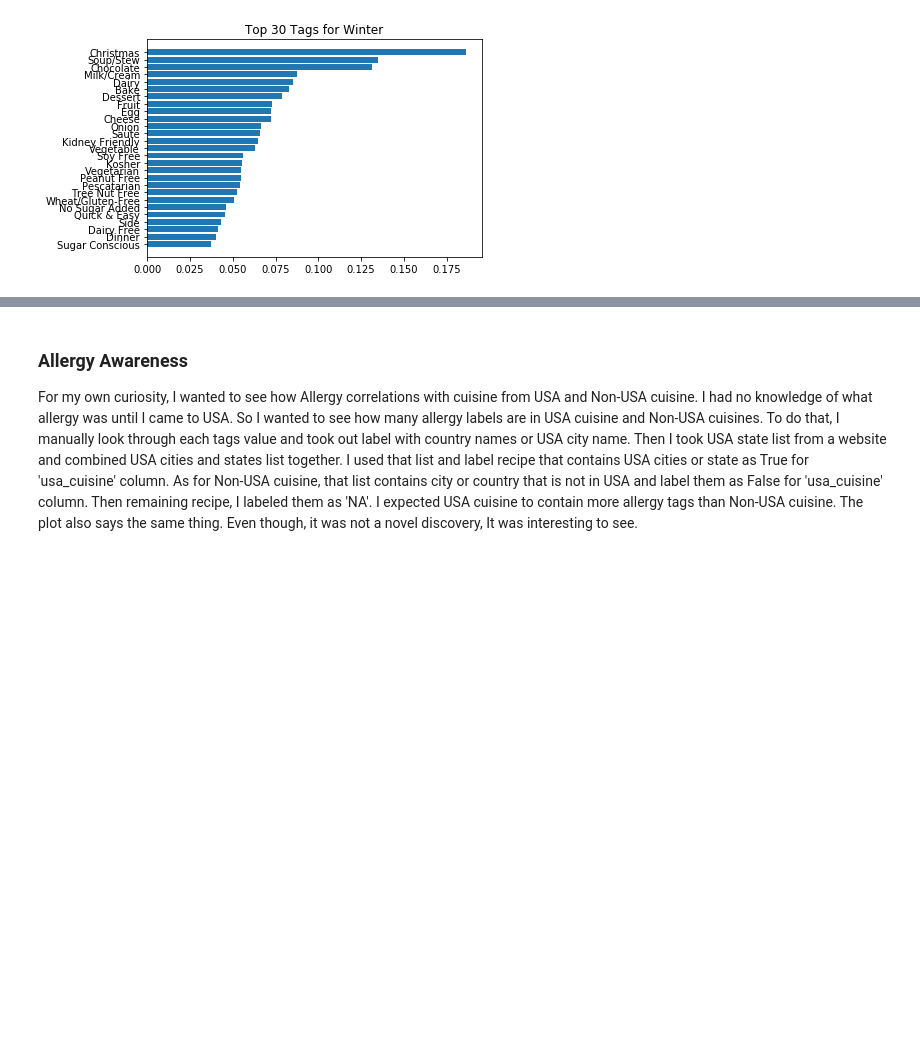
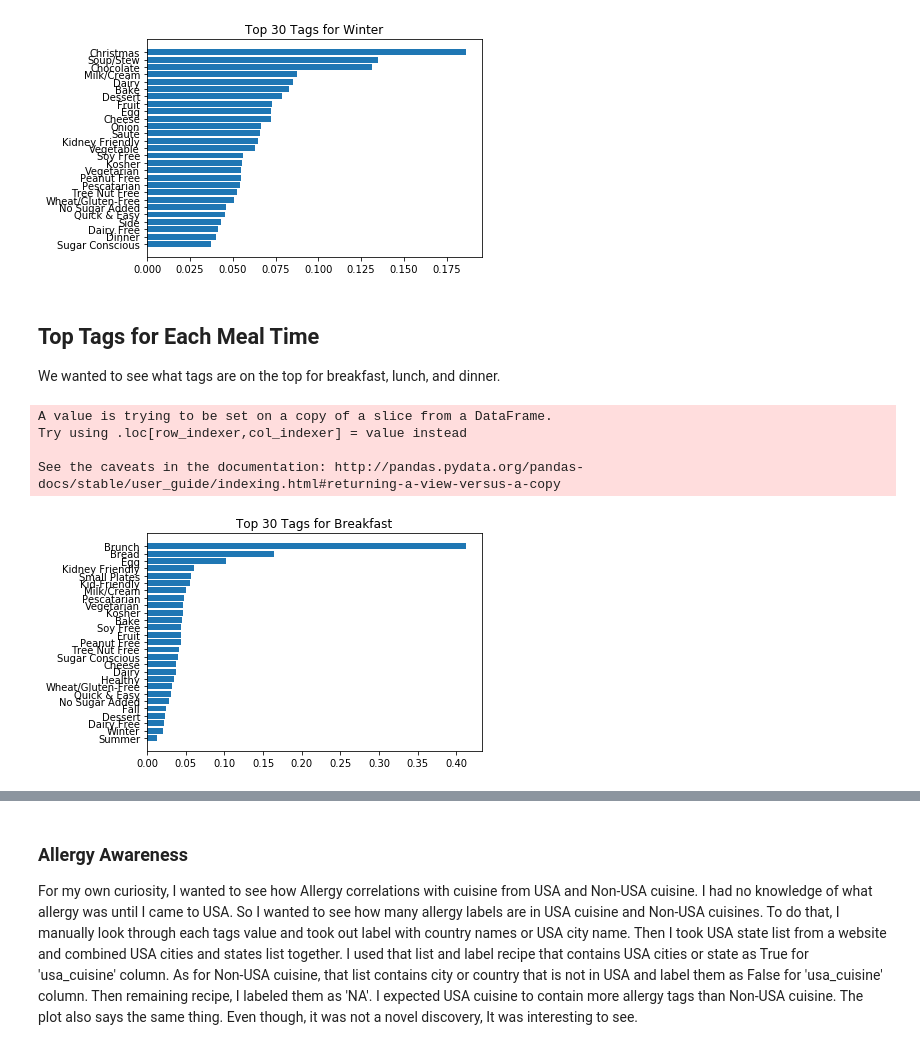
Before and after one commit to Sisyphus192/deep-dishes, a Jupyter notebook: notebooks/correlations.ipynb, the cells around one changed output, grey strips where cells are left out. Drawn from its saved outputs; the diff is of its cells as text; code cells hidden in the pictures; blank space fills up the shorter version.

Commit message:
added plots for break,lunch, and dinner tags and their correlations.

```diff
--- a/notebooks/correlations.ipynb
+++ b/notebooks/correlations.ipynb
@@ -451,3 +467,33 @@ plt.savefig('plots/wintertag.png', bbox_inches='tight')
 plt.show()
 # %% [output]
 [figure]
+# %% [markdown]
+## Top Tags for Each Meal Time
+
+We wanted to see what tags are on the top for breakfast, lunch, and dinner.
+# %%
+meal_time = ['Breakfast','Lunch','Dinner']
+# tags_count[tags_count['tag'] == "Lunch"]
+addMealtypesToDF(sample_df,meal_time,'Meal')
+breakfast = sample_df.tags[sample_df['Meal']==1].values
+lunch = sample_df.tags[sample_df['Meal']==2].values
+dinner = sample_df.tags[sample_df['Meal']==3].values
+# %% [output]
+A value is trying to be set on a copy of a slice from a DataFrame.
+Try using .loc[row_indexer,col_indexer] = value instead
+
+See the caveats in the documentation: http://pandas.pydata.org/pandas-docs/stable/user_guide/indexing.html#returning-a-view-versus-a-copy
+# %%
+w = Counter()
+for i in range(len(breakfast)):
+    w.update(breakfast[i])
+w = [(i[0],i[1]/tags_count.tags_count[tags_count['tag'] == i[0]].values[0]) for i in w.most_common(30) if(i[0] != 'Breakfast' and i[0] !='Gourmet' and "Bon App" not in i[0])]
+w = sorted(w,key= lambda x:x[1])
+keys = [x[0] for x in w]
+values = [x[1] for x in w]
+plt.barh(keys,values)
+plt.title("Top 30 Tags for Breakfast")
+plt.savefig('plots/breakfast.png', bbox_inches='tight')
+plt.show()
+# %% [output]
+[figure, added]
```
Also changed, not shown: parts of 13 cells of this notebook, 3 other files.
